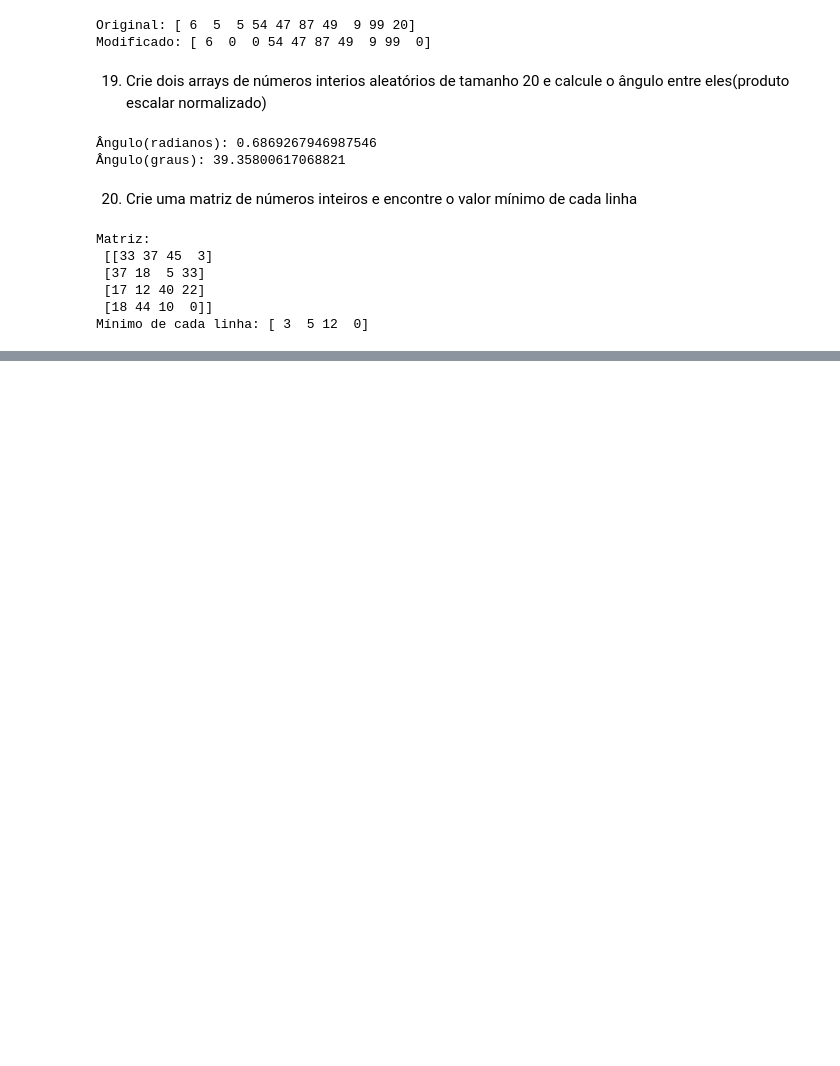
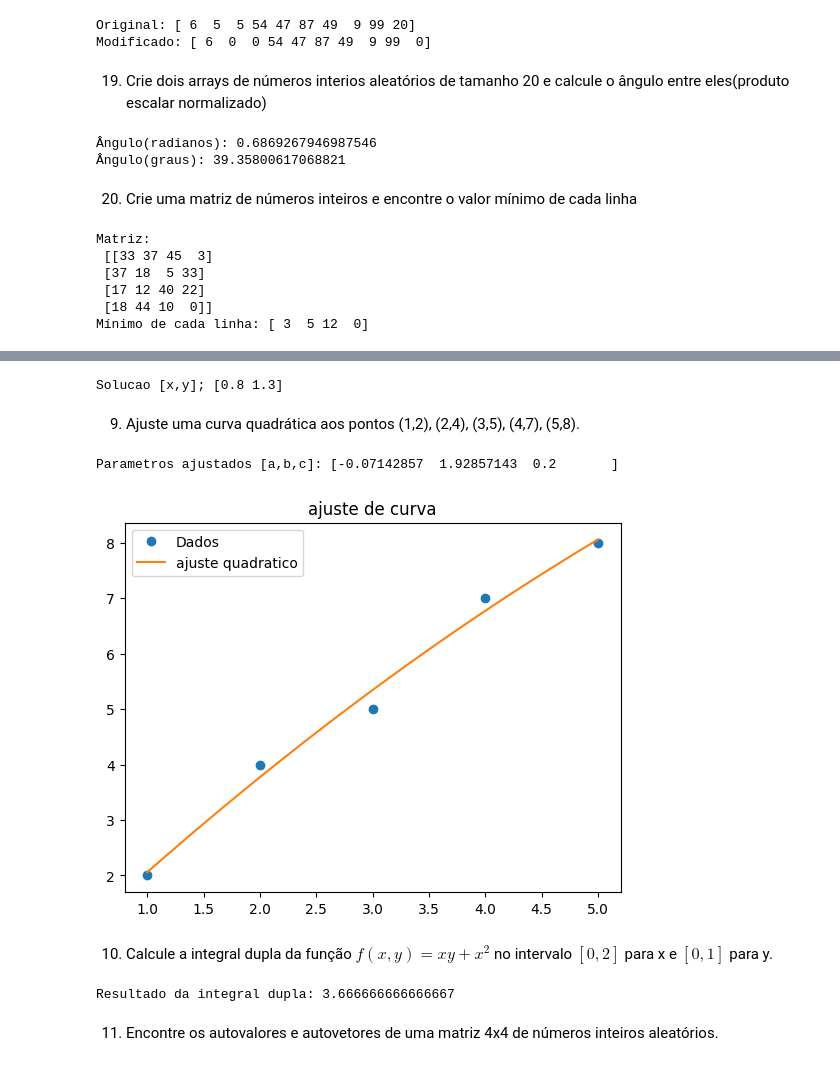
Before and after one commit to MikhayahIV/faculdade-AI, a Jupyter notebook: Exercícios_Python_DataScience_VitorBlaia_A_6.ipynb, the cells around one changed output, grey strips where cells are left out. Cells and saved outputs as stored; diff of their text form; code cells hidden in the pictures; blank space fills up the shorter version.

```diff
--- a/Exercícios_Python_DataScience_VitorBlaia_A_6.ipynb
+++ b/Exercícios_Python_DataScience_VitorBlaia_A_6.ipynb
@@ -322,0 +428,40 @@ Mínimo de cada linha: [ 3  5 12  0]
+# %%
+A8 = np.array([[3,2],[1,4]]);
+B8 = np.array([5,6]);
+solucao8 = linalg.solve(A8,B8);
+print("Solucao [x,y];", solucao8)
+# %% [output]
+Solucao [x,y]; [0.8 1.3]
+# %% [markdown]
+9. Ajuste uma curva quadrática aos pontos (1,2), (2,4), (3,5), (4,7), (5,8).
+# %%
+x9 = np.array([1,2,3,4,5,]);
+y9 = np.array([2,4,5,7,8]);
+def parabola9(x,a,b,c):
+  return a * x**2 + b * x + c;
+
+parametros9, _ = curve_fit(parabola9,x9,y9);
+print("Parametros ajustados [a,b,c]:", parametros9);
+
+plt.figure();
+plt.plot(x9,y9,'o',label='Dados');
+x9Novos = np.linspace(1,5,50);
+plt.plot(x9Novos, parabola9(x9Novos, *parametros9), label='ajuste quadratico');
+plt.title("ajuste de curva");
+plt.legend();
+plt.show();
+# %% [output]
+Parametros ajustados [a,b,c]: [-0.07142857  1.92857143  0.2       ]
+[figure, added]
+# %% [markdown]
+10. Calcule a integral dupla da função $f(x,y) = xy + x^2$ no intervalo $[0,2]$ para x e $[0,1]$ para y.
+# %%
+def f10(y,x):
+  return x * y + x**2;
+
+resultado10, erro10 = integrate.dblquad(f10,0,2,0,1);
+print("Resultado da integral dupla:", resultado10)
+# %% [output]
+Resultado da integral dupla: 3.666666666666667
+# %% [markdown]
+11. Encontre os autovalores e autovetores de uma matriz 4x4 de números inteiros aleatórios.
```
Also changed, not shown: parts of 37 cells of this notebook.
